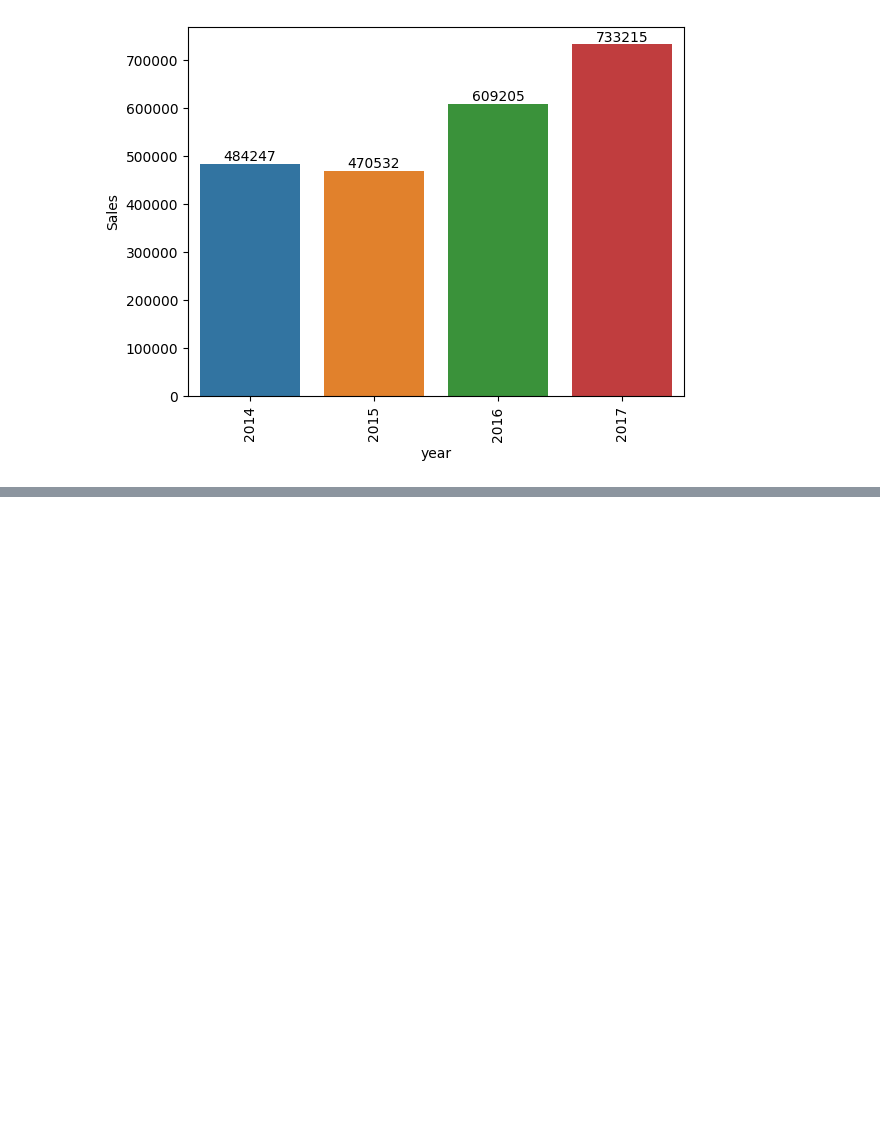
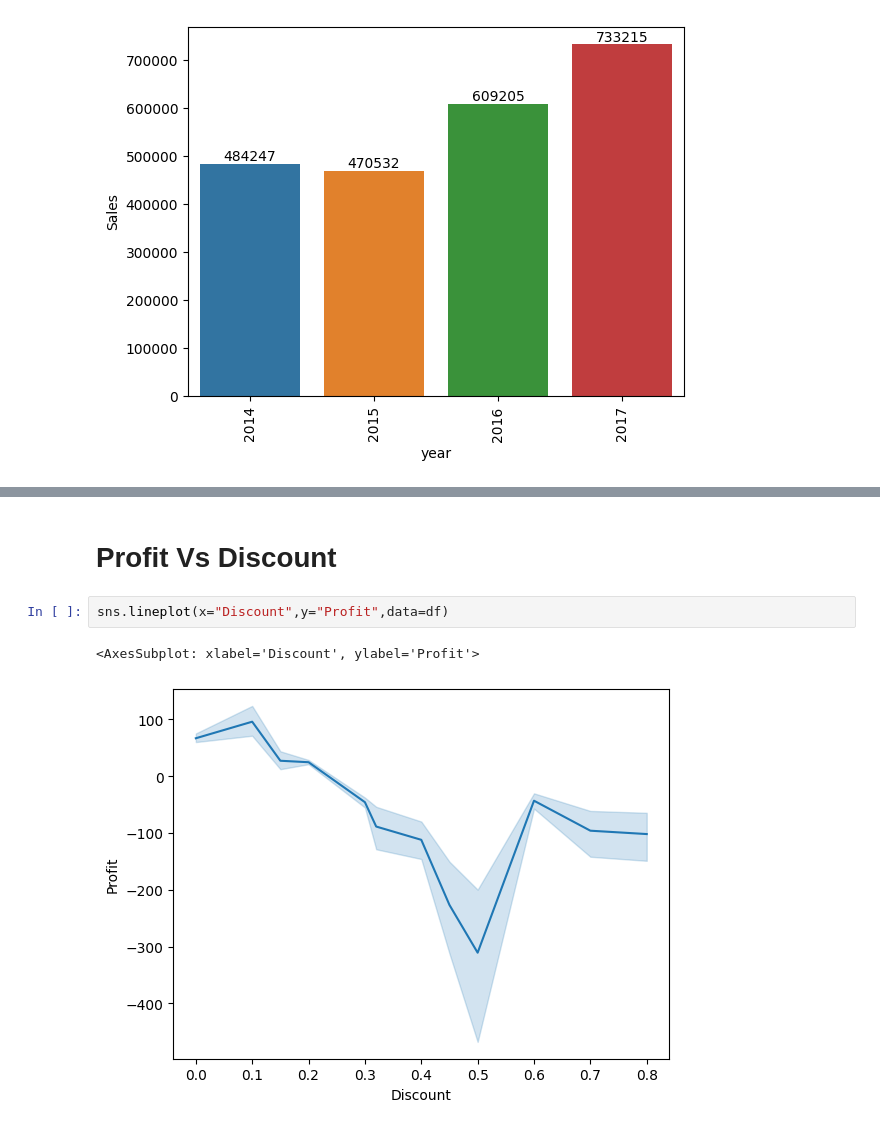
Before and after one commit to AriyantGit/House_Rent_Prediction, a Jupyter notebook: house-rent-prediction.ipynb, the cells around one changed output, grey strips where cells are left out. Drawn from its saved outputs; the diff is of its cells as text; blank space fills up the shorter version.

```diff
--- a/house-rent-prediction.ipynb
+++ b/house-rent-prediction.ipynb
@@ -474,0 +512,7 @@ plt.xticks(rotation="vertical")
+# %% [markdown]
+# **Profit Vs Discount**
+# %%
+sns.lineplot(x="Discount",y="Profit",data=df)
+# %% [output]
+<AxesSubplot: xlabel='Discount', ylabel='Profit'>
+[figure, added]
```
Also changed, not shown: parts of 33 cells of this notebook.
